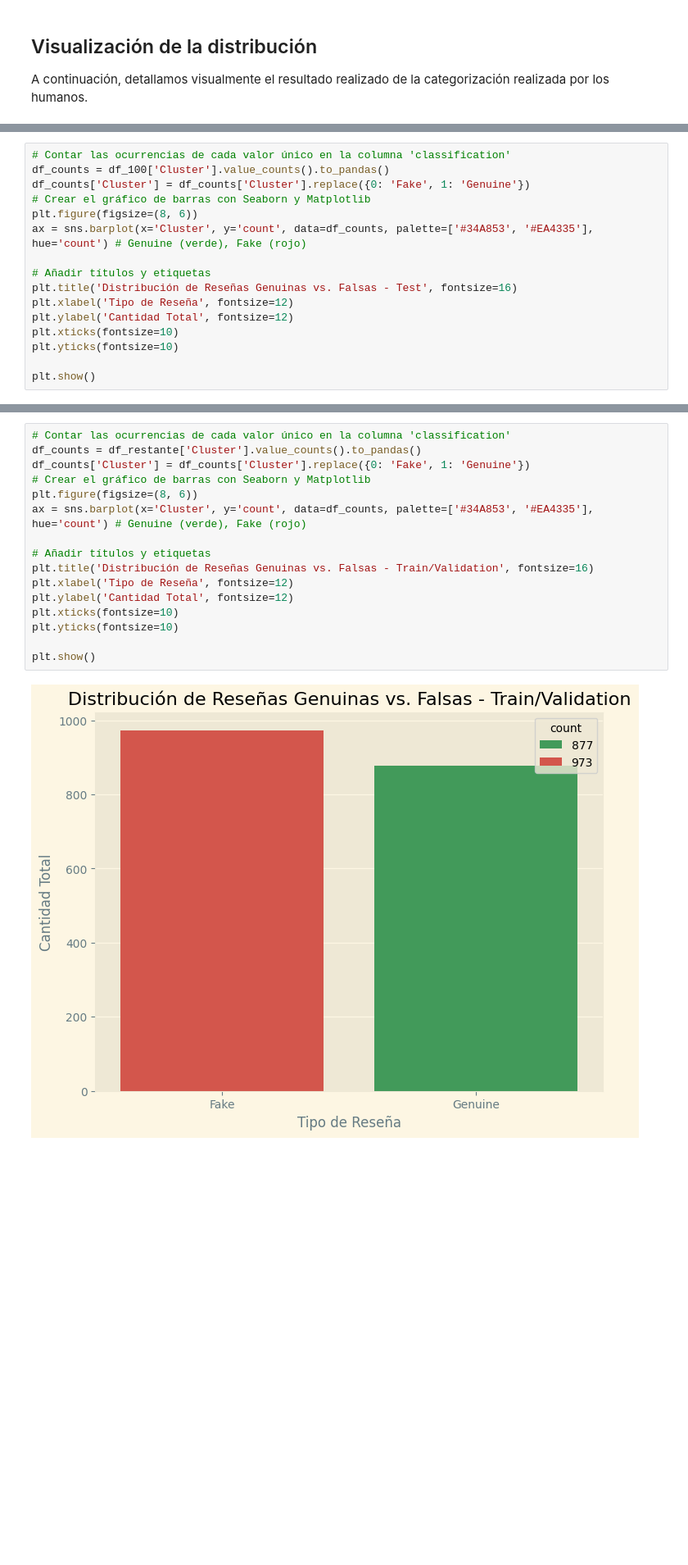
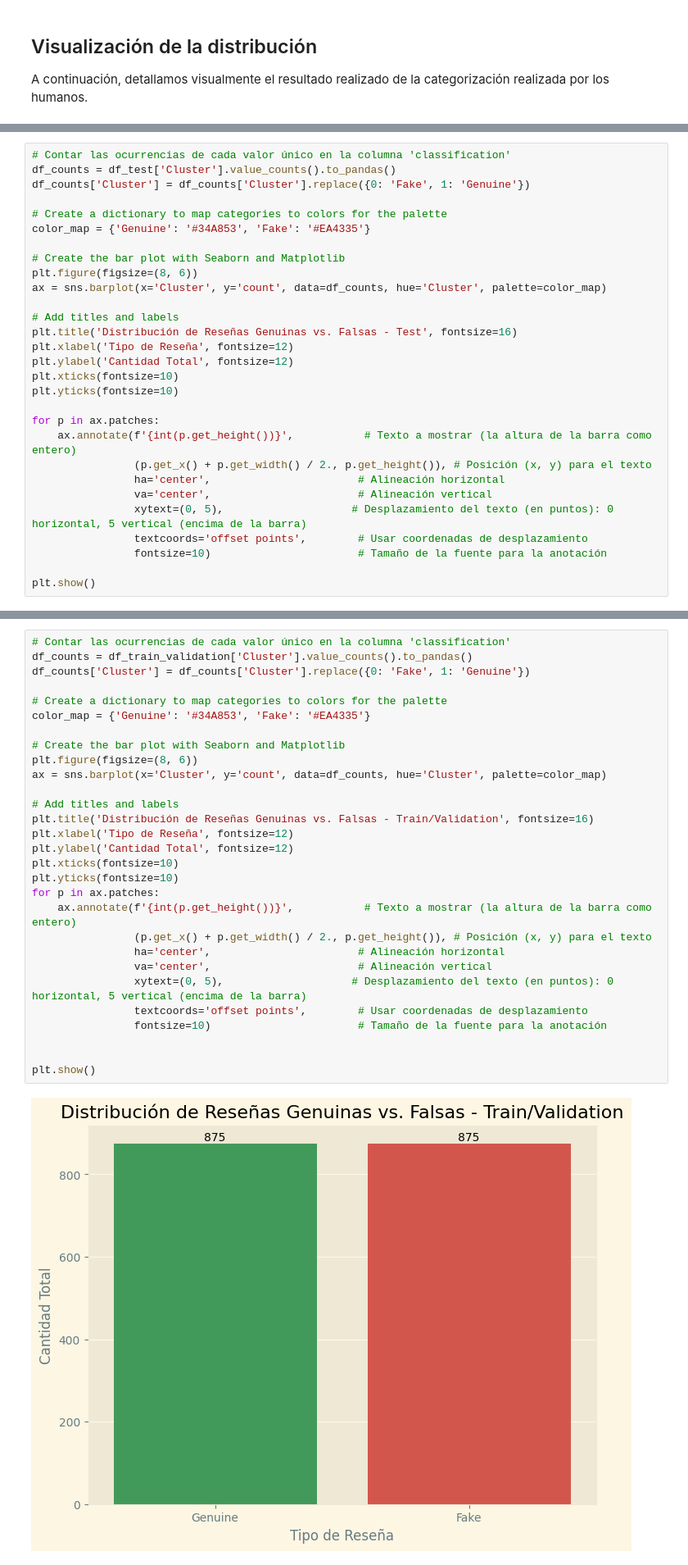
Before and after one commit to ceuratfmg2mai/fakereviews, a Jupyter notebook: 02. categorizar_reviews_human.ipynb, the cells around one changed output, grey strips where cells are left out. Shown at 82% size. Drawn from its saved outputs; the diff is of its cells as text; blank space fills up the shorter version.

```diff
--- a/02. categorizar_reviews_human.ipynb
+++ b/02. categorizar_reviews_human.ipynb
@@ -113,17 +148,30 @@ Total de registros original: 1950
 # %%
 # Contar las ocurrencias de cada valor único en la columna 'classification'
-df_counts = df_100['Cluster'].value_counts().to_pandas()
+df_counts = df_test['Cluster'].value_counts().to_pandas()
 df_counts['Cluster'] = df_counts['Cluster'].replace({0: 'Fake', 1: 'Genuine'})
-# Crear el gráfico de barras con Seaborn y Matplotlib
+
+# Create a dictionary to map categories to colors for the palette
+color_map = {'Genuine': '#34A853', 'Fake': '#EA4335'}
+
+# Create the bar plot with Seaborn and Matplotlib
 plt.figure(figsize=(8, 6))
-ax = sns.barplot(x='Cluster', y='count', data=df_counts, palette=['#34A853', '#EA4335'], hue='count') # Genuine (verde), Fake (rojo)
+ax = sns.barplot(x='Cluster', y='count', data=df_counts, hue='Cluster', palette=color_map)
 
-# Añadir títulos y etiquetas
+# Add titles and labels
 plt.title('Distribución de Reseñas Genuinas vs. Falsas - Test', fontsize=16)
 plt.xlabel('Tipo de Reseña', fontsize=12)
 plt.ylabel('Cantidad Total', fontsize=12)
 plt.xticks(fontsize=10)
 plt.yticks(fontsize=10)
 
+for p in ax.patches:
+    ax.annotate(f'{int(p.get_height())}',           # Texto a mostrar (la altura de la barra como entero)
+                (p.get_x() + p.get_width() / 2., p.get_height()), # Posición (x, y) para el texto
+                ha='center',                       # Alineación horizontal
+                va='center',                       # Alineación vertical
+                xytext=(0, 5),                    # Desplazamiento del texto (en puntos): 0 horizontal, 5 vertical (encima de la barra)
+                textcoords='offset points',        # Usar coordenadas de desplazamiento
+                fontsize=10)                       # Tamaño de la fuente para la anotación
+
 plt.show()
 # %% [output]
@@ -133,18 +181,31 @@ plt.show()
 # %%
 # Contar las ocurrencias de cada valor único en la columna 'classification'
-df_counts = df_restante['Cluster'].value_counts().to_pandas()
+df_counts = df_train_validation['Cluster'].value_counts().to_pandas()
 df_counts['Cluster'] = df_counts['Cluster'].replace({0: 'Fake', 1: 'Genuine'})
-# Crear el gráfico de barras con Seaborn y Matplotlib
+
+# Create a dictionary to map categories to colors for the palette
+color_map = {'Genuine': '#34A853', 'Fake': '#EA4335'}
+
+# Create the bar plot with Seaborn and Matplotlib
 plt.figure(figsize=(8, 6))
-ax = sns.barplot(x='Cluster', y='count', data=df_counts, palette=['#34A853', '#EA4335'], hue='count') # Genuine (verde), Fake (rojo)
+ax = sns.barplot(x='Cluster', y='count', data=df_counts, hue='Cluster', palette=color_map)
 
-# Añadir títulos y etiquetas
+# Add titles and labels
 plt.title('Distribución de Reseñas Genuinas vs. Falsas - Train/Validation', fontsize=16)
 plt.xlabel('Tipo de Reseña', fontsize=12)
 plt.ylabel('Cantidad Total', fontsize=12)
 plt.xticks(fontsize=10)
 plt.yticks(fontsize=10)
+for p in ax.patches:
+    ax.annotate(f'{int(p.get_height())}',           # Texto a mostrar (la altura de la barra como entero)
+                (p.get_x() + p.get_width() / 2., p.get_height()), # Posición (x, y) para el texto
+                ha='center',                       # Alineación horizontal
+                va='center',                       # Alineación vertical
+                xytext=(0, 5),                    # Desplazamiento del texto (en puntos): 0 horizontal, 5 vertical (encima de la barra)
+                textcoords='offset points',        # Usar coordenadas de desplazamiento
+                fontsize=10)                       # Tamaño de la fuente para la anotación
+
 
 plt.show()
 # %% [output]
-[figure, old version]
+[figure, new version]
```
Also changed, not shown: parts of 15 cells of this notebook.
